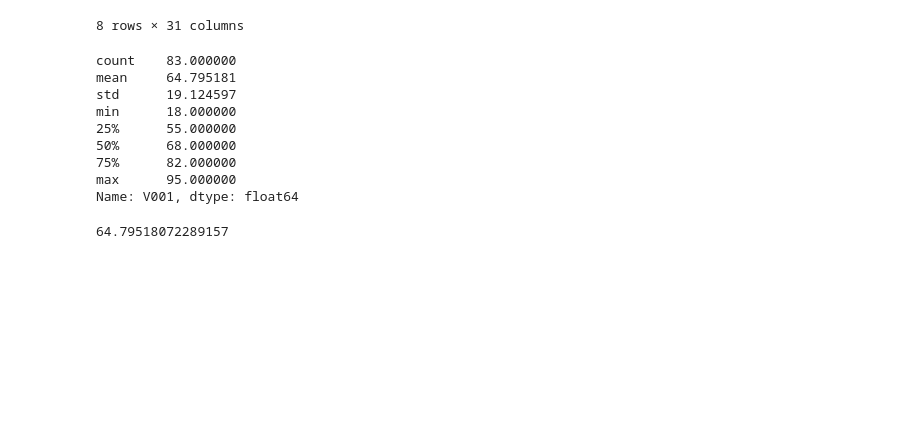
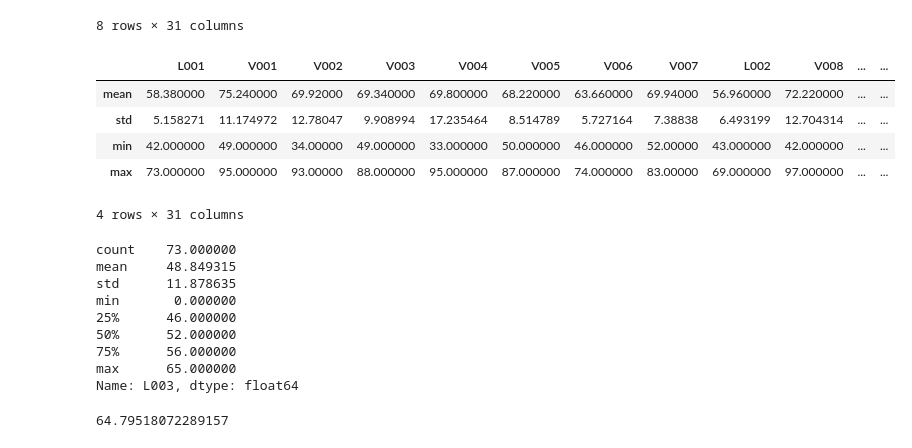
Before and after one commit to wingyeung0317/EEE4463, a Jupyter notebook: BD_Labs_V3/Lab6/YeungWing_MPBD.ipynb, the cells around one changed output. Saved outputs shown, nothing was run; the diff lists cells and outputs as text; code cells hidden in the pictures; blank space fills up the shorter version.

```diff
--- a/BD_Labs_V3/Lab6/YeungWing_MPBD.ipynb
+++ b/BD_Labs_V3/Lab6/YeungWing_MPBD.ipynb
@@ -117,18 +115,27 @@ all5SemDF_noNaN.describe()
 | 75% | 61.000000 | 83.750000 | 78.75000 | 79.000000 | 84.000000 | 73.000000 | 67.000000 | 74.00000 | 62.000000 | 82.750000 | ... | ... |
 | max | 73.000000 | 95.000000 | 93.00000 | 88.000000 | 95.000000 | 87.000000 | 74.000000 | 83.00000 | 69.000000 | 97.000000 | ... | ... |
 8 rows × 31 columns
+# %%
+pd.concat([all5SemDF_noNaN.describe().iloc[1:4], all5SemDF_noNaN.describe().iloc[7:8]])
+# %% [output]
+|  | L001 | V001 | V002 | V003 | V004 | V005 | V006 | V007 | L002 | V008 | ... | ... |
+| mean | 58.380000 | 75.240000 | 69.92000 | 69.340000 | 69.800000 | 68.220000 | 63.660000 | 69.94000 | 56.960000 | 72.220000 | ... | ... |
+| std | 5.158271 | 11.174972 | 12.78047 | 9.908994 | 17.235464 | 8.514789 | 5.727164 | 7.38838 | 6.493199 | 12.704314 | ... | ... |
+| min | 42.000000 | 49.000000 | 34.00000 | 49.000000 | 33.000000 | 50.000000 | 46.000000 | 52.00000 | 43.000000 | 42.000000 | ... | ... |
+| max | 73.000000 | 95.000000 | 93.00000 | 88.000000 | 95.000000 | 87.000000 | 74.000000 | 83.00000 | 69.000000 | 97.000000 | ... | ... |
+4 rows × 31 columns
 # %%
-df['V001'].describe()
+df['L003'].describe()
 # %% [output]
-count    83.000000
-mean     64.795181
-std      19.124597
-min      18.000000
-25%      55.000000
-50%      68.000000
-75%      82.000000
-max      95.000000
-Name: V001, dtype: float64
+count    73.000000
+mean     48.849315
+std      11.878635
+min       0.000000
+25%      46.000000
+50%      52.000000
+75%      56.000000
+max      65.000000
+Name: L003, dtype: float64
 # %%
 # mean of V001
 df['V001'].mean()
```
Also changed, not shown: parts of 20 cells of this notebook, 6 other files.
